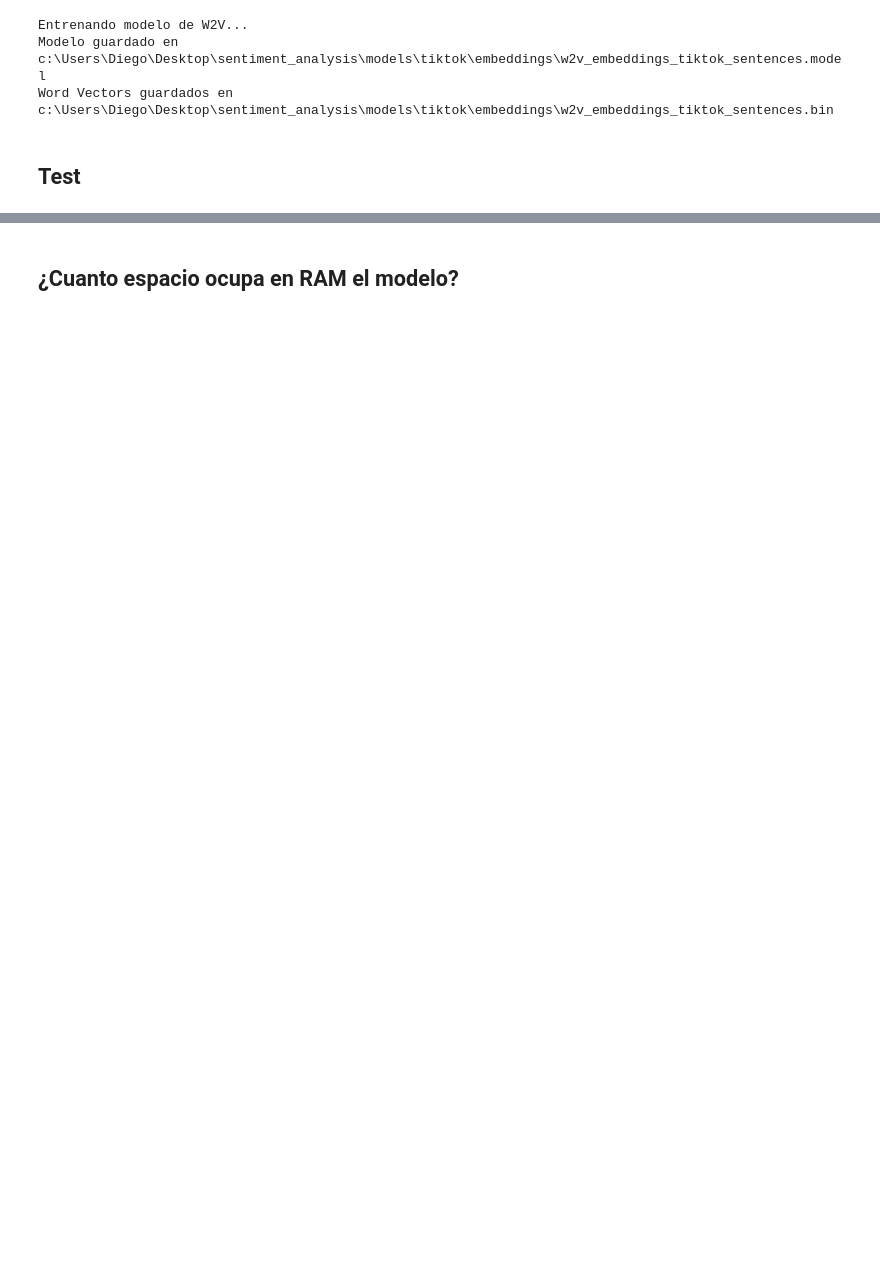
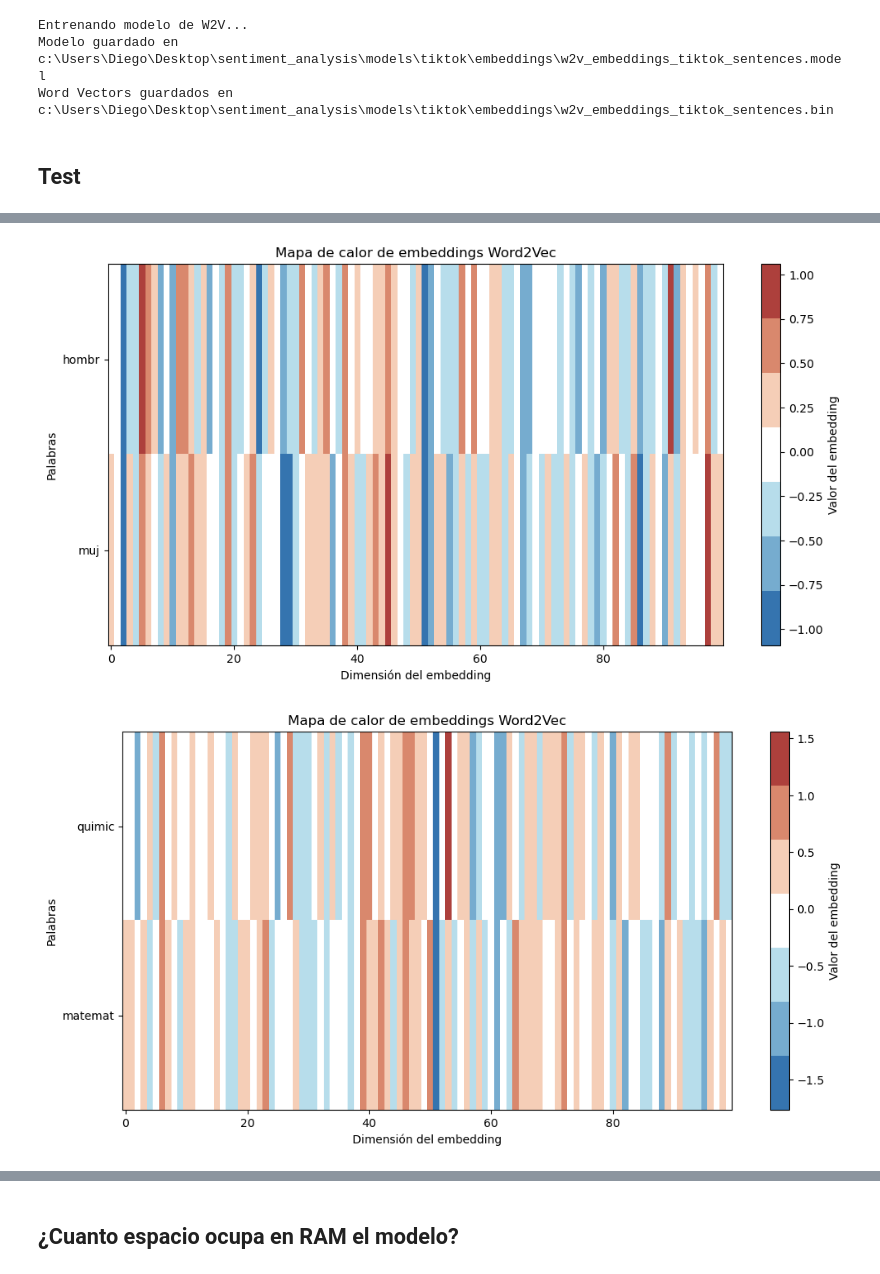
Before and after one commit to diegourielvr/sentiment_analysis, a Jupyter notebook: notebooks/tiktok/05_W2V._tiktok.ipynb, the cells around one changed output, grey strips where cells are left out. Drawn from its saved outputs; the diff is of its cells as text; code cells hidden in the pictures; blank space fills up the shorter version.

```diff
--- a/notebooks/tiktok/05_W2V._tiktok.ipynb
+++ b/notebooks/tiktok/05_W2V._tiktok.ipynb
@@ -106,0 +123,32 @@ word_vectors.most_similar("quimic")
+# %%
+import numpy as np
+import matplotlib.pyplot as plt
+from matplotlib.colors import ListedColormap
+
+
+def compare_embeddings(words):
+    embeddings = [embedding_loader.get_embedding(word) for word in words]
+    matriz = np.stack(embeddings)
+
+    colores = ['#3574AF','#76ACCF','#B7DDEB','#ffffff','#F5CEB7','#D9886D','#AD403C']
+    cmap_discreto = ListedColormap(colores)
+
+    plt.figure(figsize=(12, 6))
+    plt.imshow(matriz, aspect='auto', cmap=cmap_discreto)
+    plt.colorbar(label='Valor del embedding')
+
+    plt.yticks(ticks=np.arange(len(words)), labels=words)
+    plt.xlabel("Dimensión del embedding")
+    plt.ylabel("Palabras")
+    plt.title("Mapa de calor de embeddings Word2Vec")
+    plt.show()
+
+words1 = ["hombr", "muj"]
+compare_embeddings(words1)
+words2 = ["quimic", "matemat"]
+compare_embeddings(words2)
+words4 = ["mejor", "peor"]
+compare_embeddings(words4)
+# %% [output]
+[figure, added]
+[figure, added]
```
Also changed, not shown: parts of 14 cells of this notebook, 2 other files.
